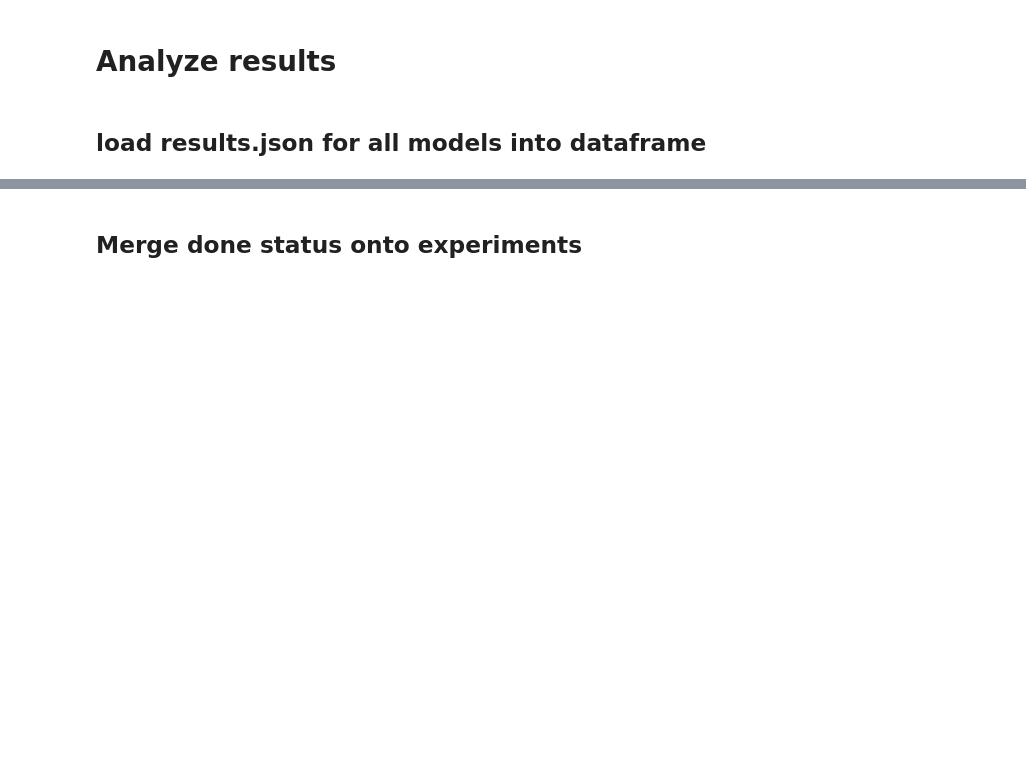
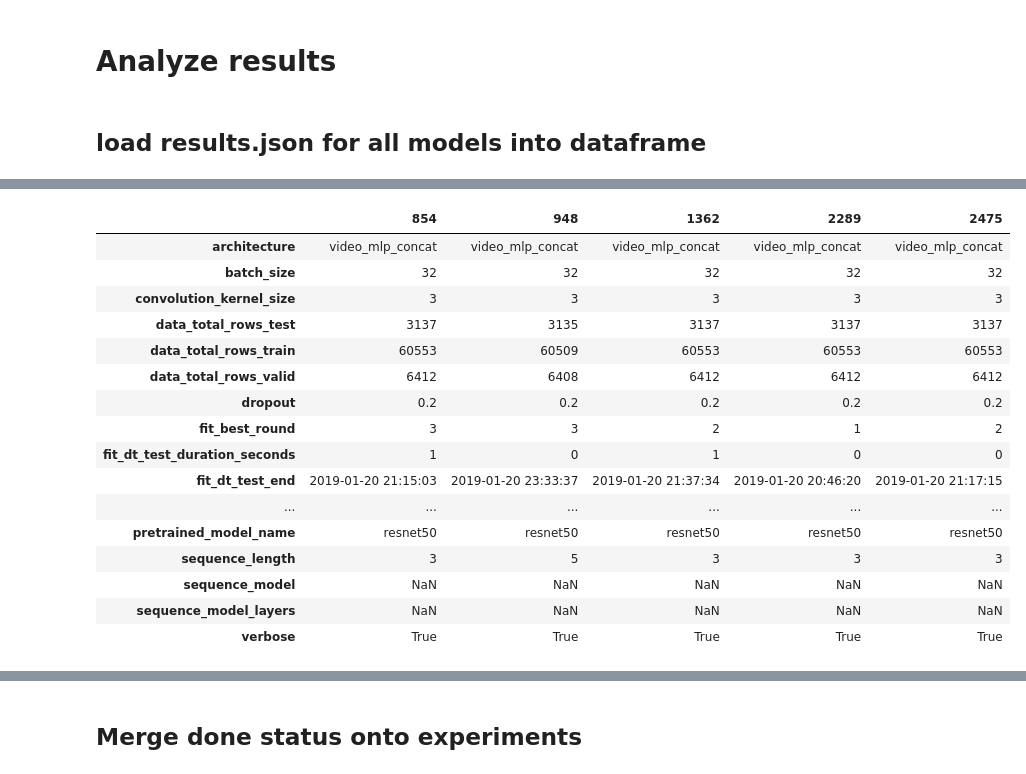
Before and after one commit to alxcnwy/Deep-Neural-Networks-for-Video-Classification, a Jupyter notebook: notebooks/experiments_create_lists.ipynb, the cells around one changed output, grey strips where cells are left out. Saved outputs shown, nothing was run; the diff lists cells and outputs as text; code cells hidden in the pictures; blank space fills up the shorter version.

```diff
--- a/notebooks/experiments_create_lists.ipynb
+++ b/notebooks/experiments_create_lists.ipynb
@@ -283,0 +306,20 @@ results.sort_values("fit_val_acc", inplace=True, ascending=False)
+# %%
+results[results['architecture'] == 'video_mlp_concat'].head(5).T
+# %% [output]
+|  | 854 | 948 | 1362 | 2289 | 2475 |
+| architecture | video_mlp_concat | video_mlp_concat | video_mlp_concat | video_mlp_concat | video_mlp_concat |
+| batch_size | 32 | 32 | 32 | 32 | 32 |
+| convolution_kernel_size | 3 | 3 | 3 | 3 | 3 |
+| data_total_rows_test | 3137 | 3135 | 3137 | 3137 | 3137 |
+| data_total_rows_train | 60553 | 60509 | 60553 | 60553 | 60553 |
+| data_total_rows_valid | 6412 | 6408 | 6412 | 6412 | 6412 |
+| dropout | 0.2 | 0.2 | 0.2 | 0.2 | 0.2 |
+| fit_best_round | 3 | 3 | 2 | 1 | 2 |
+| fit_dt_test_duration_seconds | 1 | 0 | 1 | 0 | 0 |
+| fit_dt_test_end | 2019-01-20 21:15:03 | 2019-01-20 23:33:37 | 2019-01-20 21:37:34 | 2019-01-20 20:46:20 | 2019-01-20 21:17:15 |
+| ... | ... | ... | ... | ... | ... |
+| pretrained_model_name | resnet50 | resnet50 | resnet50 | resnet50 | resnet50 |
+| sequence_length | 3 | 5 | 3 | 3 | 3 |
+| sequence_model | NaN | NaN | NaN | NaN | NaN |
+| sequence_model_layers | NaN | NaN | NaN | NaN | NaN |
+| verbose | True | True | True | True | True |
```
Also changed, not shown: parts of 16 cells of this notebook, 1 other file.
